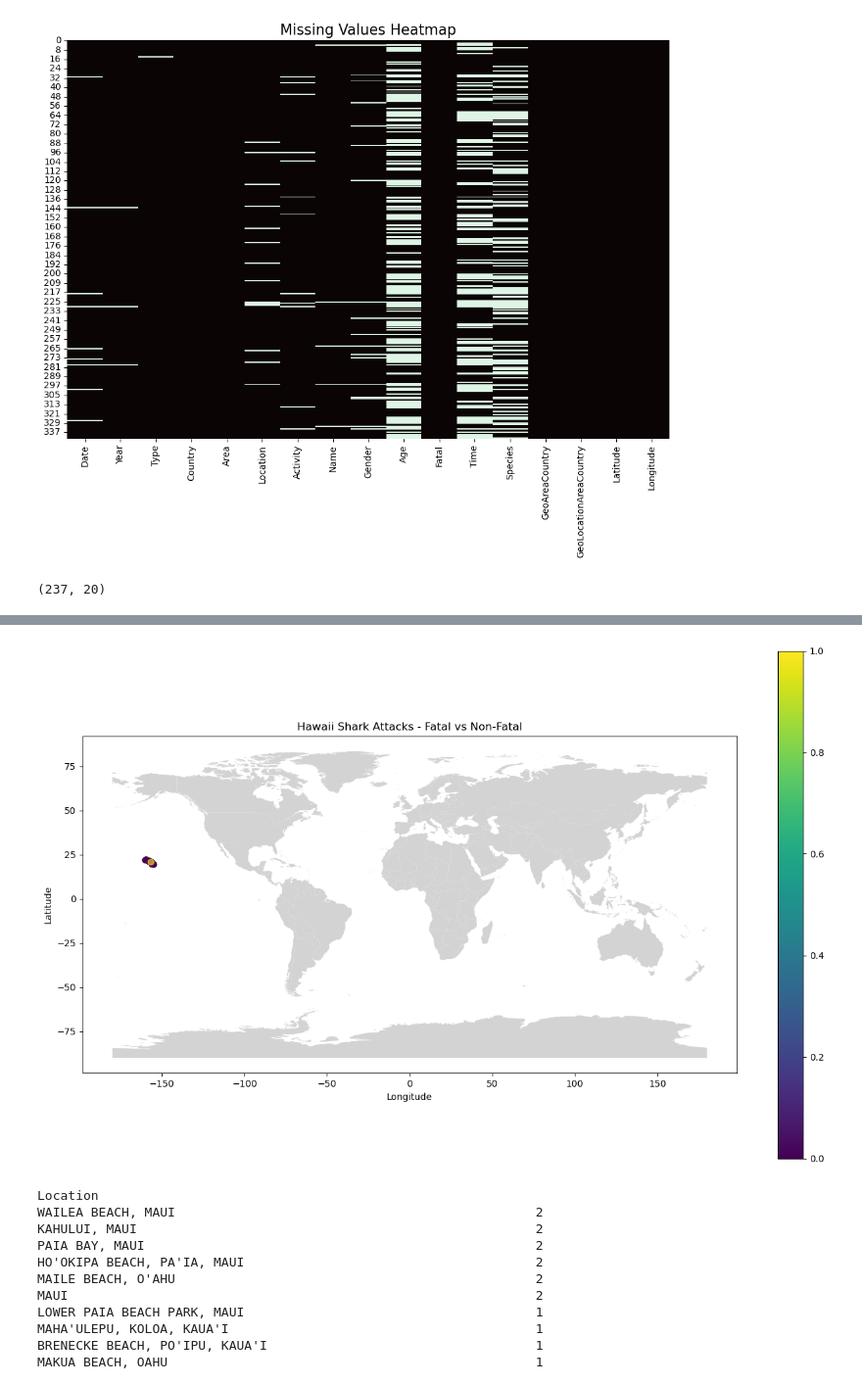
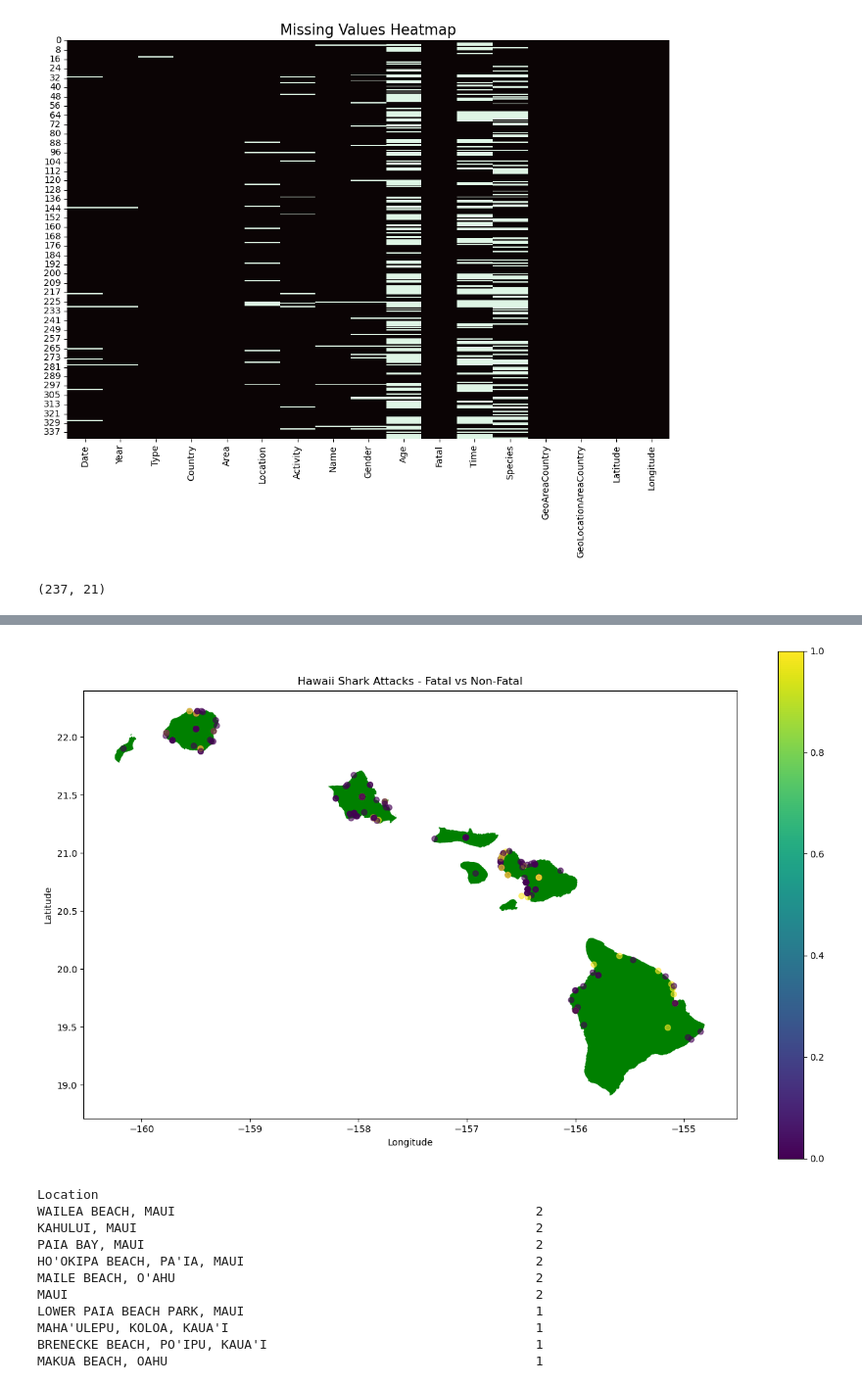
Before and after one commit to codevelvet/python-machine-learning, a Jupyter notebook: ml-models/shark-attacks/logistic-regression/hawaii/hi-explore-data-shark-attacks.ipynb, the cells around one changed output, grey strips where cells are left out. Shown: that part at 98% size. Cells and saved outputs as stored; diff of their text form; code cells hidden in the pictures.

Commit message:
Update hawaii

```diff
--- a/ml-models/shark-attacks/logistic-regression/hawaii/hi-explore-data-shark-attacks.ipynb
+++ b/ml-models/shark-attacks/logistic-regression/hawaii/hi-explore-data-shark-attacks.ipynb
@@ -193,7 +193,7 @@ df["Month"].value_counts()
 
 df["Day"] = df["Date"].dt.day
 df["Day Of Year"] = df["Date"].dt.day_of_year
-
+df["Day Name"] = df["Date"].dt.day_name()
 
 
 
@@ -434,7 +434,7 @@ df = df.drop(df[df["Longitude"] > -150].index)
 # %%
 df.shape
 # %% [output]
-(237, 20)
+(237, 21)
 # %%
 """
 Create the Geohashes
@@ -486,21 +486,34 @@ geo_df.head()
 # %%
 """
 Plot the Geo Points
 """
-worldmap = gpd.read_file("https://d2ad6b4ur7yvpq.cloudfront.net/naturalearth-3.3.0/ne_50m_admin_0_countries.geojson")
+worldmap = gpd.read_file("hawaii.geojson")
 fig, ax = plt.subplots(figsize=(16, 10))
-worldmap.plot(color="lightgrey", ax=ax, legend=True)
+
+x_min_new = worldmap.bounds['minx'].min() + 17.8 # subtract padding
+x_max_new = worldmap.bounds['maxx'].max() + .3 # add padding
+y_min_new = worldmap.bounds['miny'].min() - 0.2
+y_max_new = worldmap.bounds['maxy'].max() - 6
+
+ax.set_xlim([x_min_new, x_max_new])
+ax.set_ylim([y_min_new, y_max_new])
+
+worldmap.plot(color="green", aspect=1, ax=ax, legend=True)
 
 geo_points = geo_df[["Fatal", "geometry"]].copy(deep=True)
 
 geo_points.plot(ax=ax, column='Fatal',  legend=True, alpha=0.6)
+
+
+
+
 plt.title("Hawaii Shark Attacks - Fatal vs Non-Fatal")
 plt.xlabel("Longitude")
 plt.ylabel("Latitude")
 plt.savefig('global-map.png', dpi=400, bbox_inches='tight')
 plt.show()
 # %% [output]
-[figure, old version]
+[figure, new version]
 # %%
 def truncator(value):
     return value[0:30]
```
Also changed, not shown: parts of 2 cells of this notebook, 4 other files.
